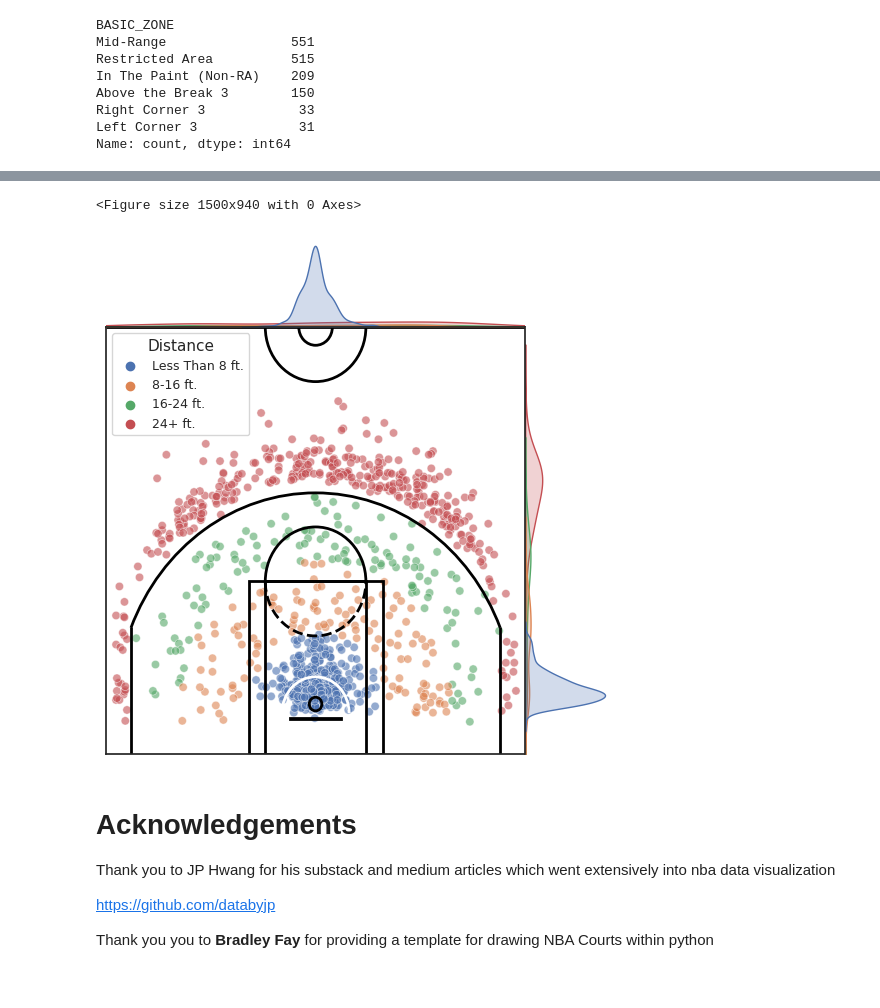
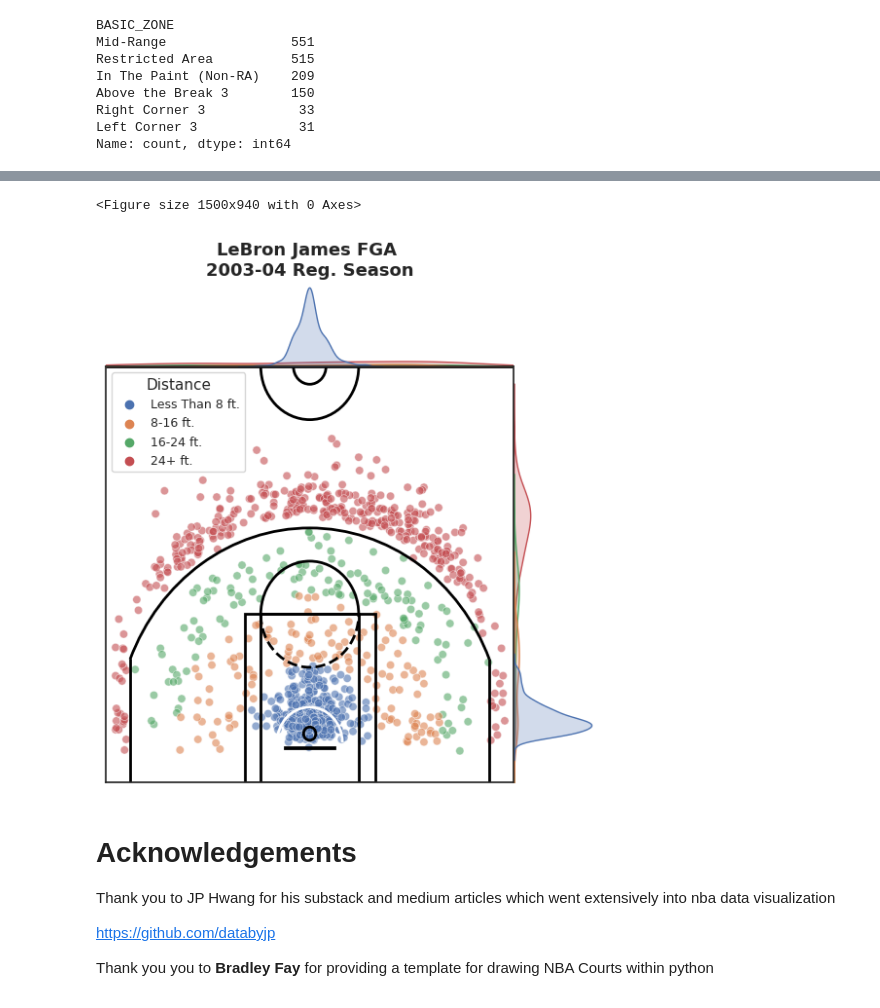
Before and after one commit to RafaelJMinaya/NBA-3Point-Shooting-Analysis, a Jupyter notebook: nba-3-point-shooting-evolution.ipynb, the cells around one changed output, grey strips where cells are left out. Saved outputs shown, nothing was run; the diff lists cells and outputs as text; code cells hidden in the pictures.

```diff
--- a/nba-3-point-shooting-evolution.ipynb
+++ b/nba-3-point-shooting-evolution.ipynb
@@ -642,34 +643,41 @@ sns.set_style("white")
 sns.set_color_codes()
 plt.figure(figsize=(15,9.4))
 
 #Plotting
 sns.jointplot(data = lebron_23,
               x='LOC_X',
               y='LOC_Y',
               kind='scatter',
               hue='ZONE_RANGE',
               hue_order=['Less Than 8 ft.', '8-16 ft.', '16-24 ft.', '24+ ft.'],
               space=0,
               alpha=0.6)
 
 #Court and axis
 draw_court(outer_lines=True, color="black")
 cur_axes = plt.gca()
 cur_axes.axes.get_xaxis().set_visible(False)
 cur_axes.axes.get_yaxis().set_visible(False)
 plt.xlim(-250, 250)
 plt.ylim(0, 470)
 
+#Title
+plt.title('LeBron James FGA \n2003-04 Reg. Season',
+          fontsize=13,
+          loc='center',
+          fontweight='bold',
+          y=1.2)
+
 #Legend
 plt.legend(title='Distance',
           loc='upper left',
           title_fontsize= 11,
           fontsize = 9)
 
 plt.show()
 # %% [output]
 <Figure size 1500x940 with 0 Axes>
-[figure, old version]
+[figure, new version]
 # %% [markdown]
 # **Acknowledgements**
 
```
Also changed, not shown: parts of 1 cell of this notebook.
